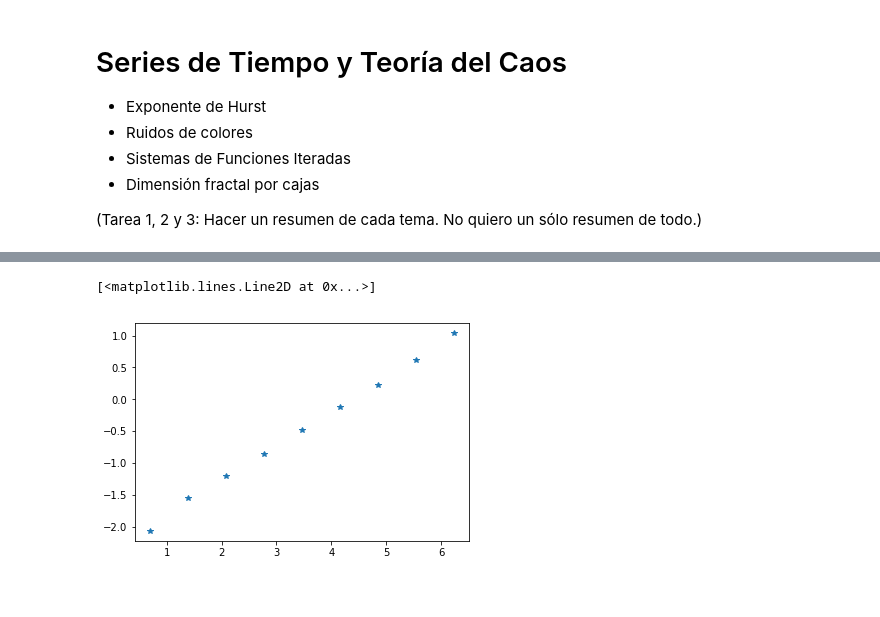
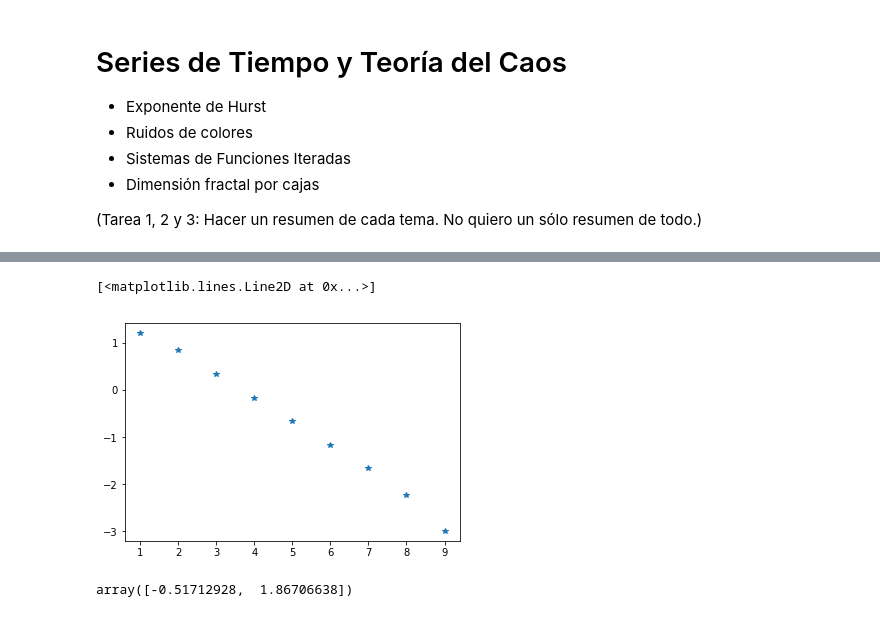
Before and after one commit to fhca/Series-de-Tiempo, a Jupyter notebook: exponente de chapotin.ipynb, the cells around one changed output, grey strips where cells are left out. Cells and saved outputs as stored; diff of their text form; code cells hidden in the pictures.

```diff
--- a/exponente de chapotin.ipynb
+++ b/exponente de chapotin.ipynb
@@ -36 +35,7 @@ def H(v):
     return promedio
+# %%
+e_chapotin_v = np.array([H(v) for v in vs])
+# %%
+e_chapotin_v.sort()
+e_chapotin_v=e_chapotin_v[::-1]
+plt.plot(e_chapotin_v)
@@ -37,9 +45,14 @@ def H(v):
 # %%
-e_chapotin_v = [H(v) for v in vs]
-plt.plot(np.log(vs), np.log(e_chapotin_v), '*')
+
+plt.plot(np.log2(vs), np.log2(e_chapotin_v), '*')
 
 # EL EXPONENTE DE CHAPOTIN SERÁ LA PENDIENTE DE LA RECTA (minimos cuadrados)
 # QUE MEJOR APROXIME ESTOS DATOS.
 # %% [output]
 [<matplotlib.lines.Line2D at 0x...>]
-[figure, old version]
+[figure, new version]
+# %%
+r = np.polyfit(np.log2(vs), np.log2(e_chapotin_v), 1)
+r
+# %% [output]
+array([-0.51712928,  1.86706638])
```
Also changed, not shown: parts of 7 cells of this notebook, 1 other file.
